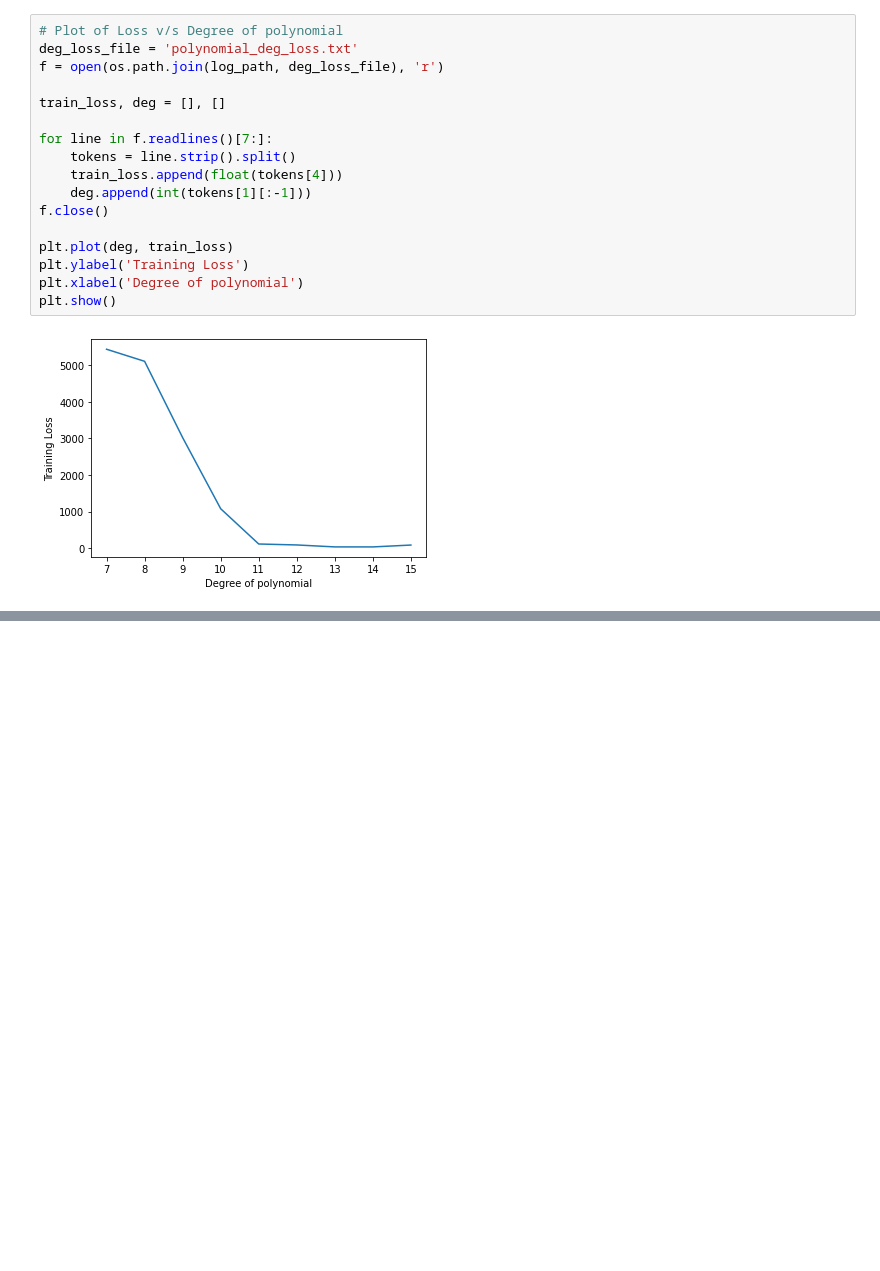
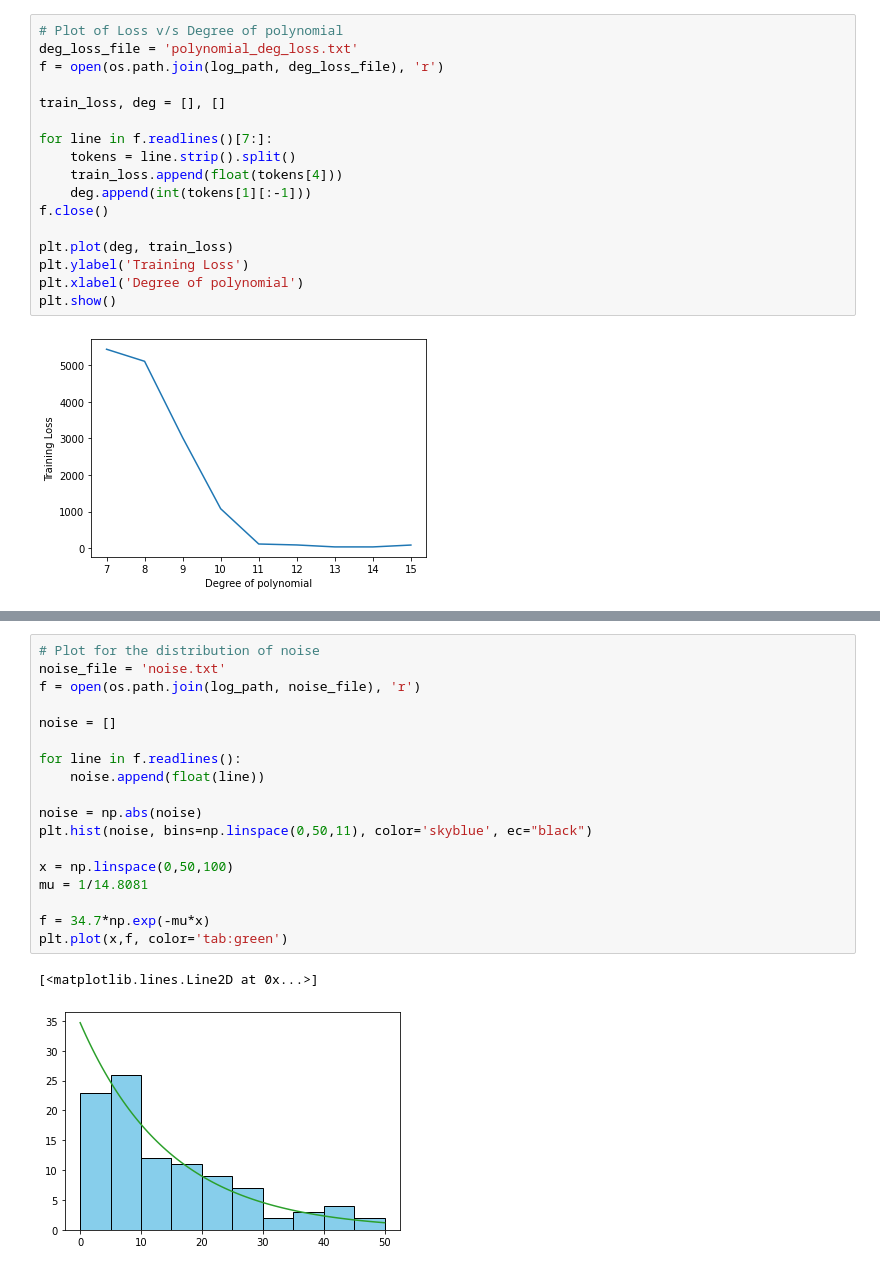
Before and after one commit to ritvikgupta199/ELL409-Assignment-1, a Jupyter notebook: polynomial_fitting/analysis_1b.ipynb, the cells around one changed output, grey strips where cells are left out. Saved outputs shown, nothing was run; the diff lists cells and outputs as text; blank space fills up the shorter version.

```diff
--- a/polynomial_fitting/analysis_1b.ipynb
+++ b/polynomial_fitting/analysis_1b.ipynb
@@ -71,0 +92,21 @@ plt.show()
+# %%
+# Plot for the distribution of noise
+noise_file = 'noise.txt'
+f = open(os.path.join(log_path, noise_file), 'r')
+
+noise = []
+
+for line in f.readlines():
+    noise.append(float(line))
+
+noise = np.abs(noise)
+plt.hist(noise, bins=np.linspace(0,50,11), color='skyblue', ec="black")
+
+x = np.linspace(0,50,100)
+mu = 1/14.8081
+
+f = 34.7*np.exp(-mu*x)
+plt.plot(x,f, color='tab:green')
+# %% [output]
+[<matplotlib.lines.Line2D at 0x...>]
+[figure, added]
```
Also changed, not shown: parts of 2 cells of this notebook, 1 other file.
